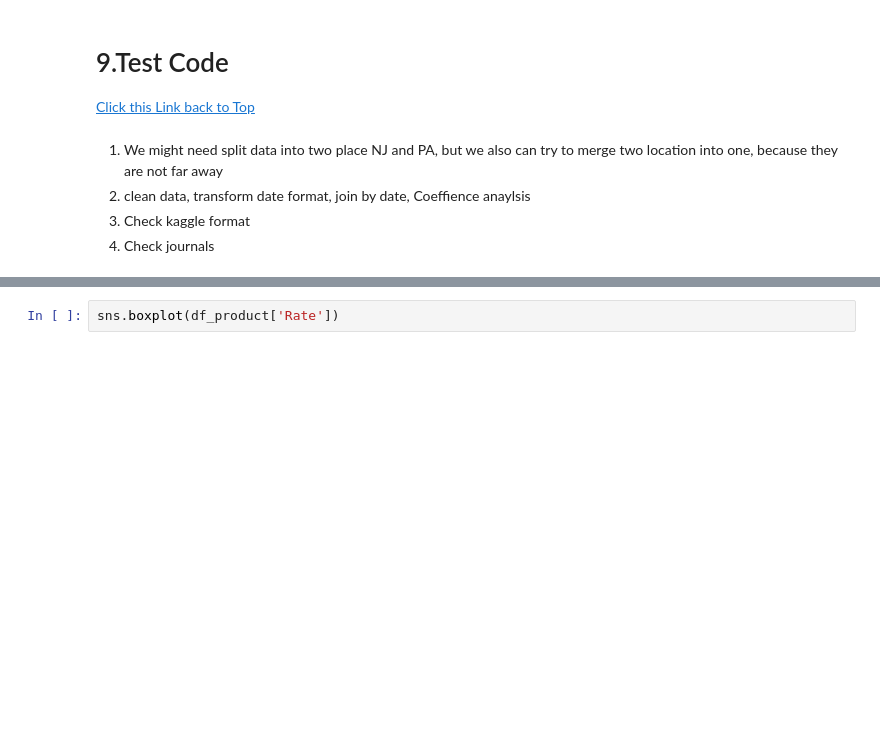
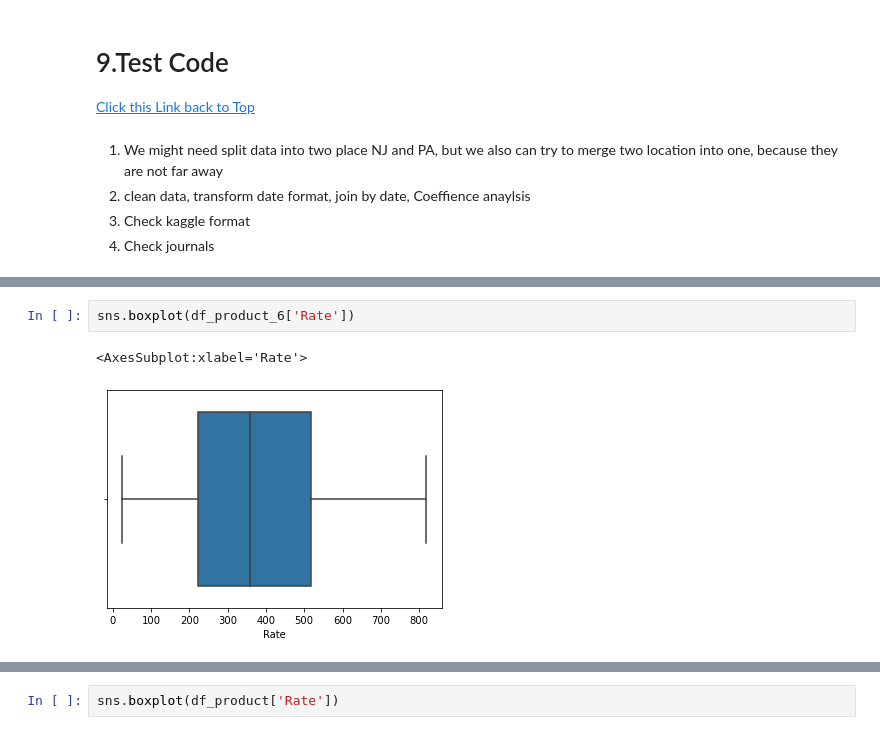
Before and after one commit to L3P3titPrince/Spray_Weather_Forecast, a Jupyter notebook: 21_Weather.ipynb, the cells around one changed output, grey strips where cells are left out. Saved outputs shown, nothing was run; the diff lists cells and outputs as text; blank space fills up the shorter version.

```diff
--- a/21_Weather.ipynb
+++ b/21_Weather.ipynb
@@ -1007,0 +1070,5 @@ df_product_4.shape
+# %%
+sns.boxplot(df_product_6['Rate'])
+# %% [output]
+<AxesSubplot:xlabel='Rate'>
+[figure, added]
```
Also changed, not shown: parts of 72 cells of this notebook.
